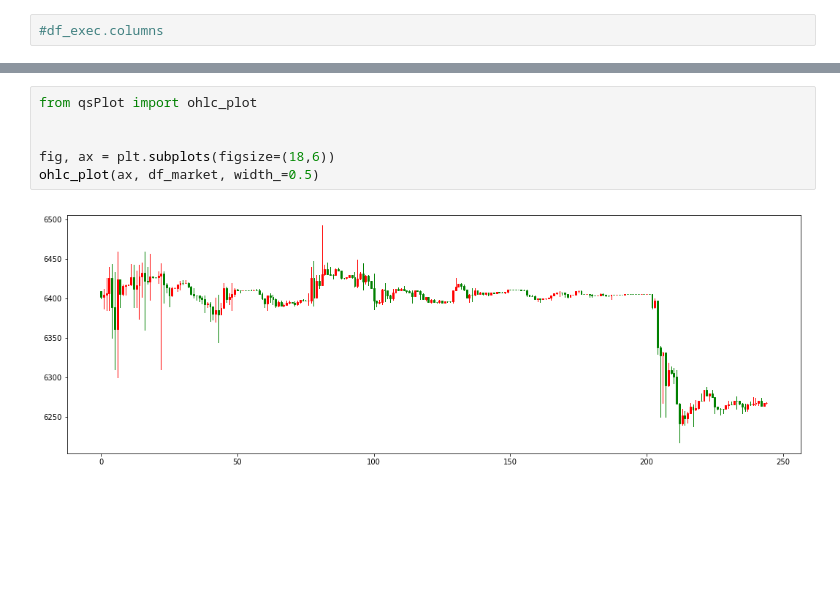
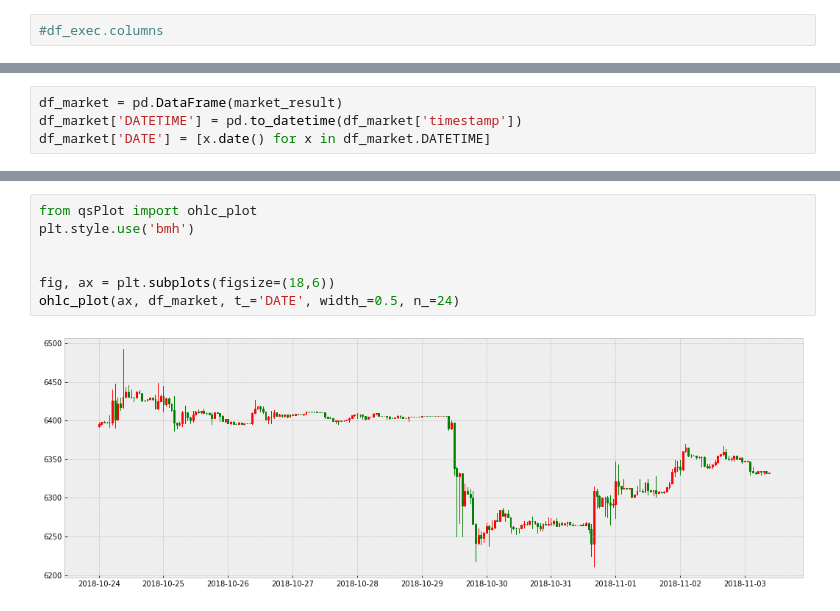
Before and after one commit to JiaRu2016/qsed, a Jupyter notebook: qsed/trading-report/trading-report-template.ipynb, the cells around one changed output, grey strips where cells are left out. Drawn from its saved outputs; the diff is of its cells as text; blank space fills up the shorter version.

Commit message:
[Mod] ohlc_plot() xticklabel

```diff
--- a/qsed/trading-report/trading-report-template.ipynb
+++ b/qsed/trading-report/trading-report-template.ipynb
@@ -58,0 +55,4 @@ df_market['DATETIME'] = pd.to_datetime(df_market['timestamp'])
+# %%
+df_market = pd.DataFrame(market_result)
+df_market['DATETIME'] = pd.to_datetime(df_market['timestamp'])
+df_market['DATE'] = [x.date() for x in df_market.DATETIME]
@@ -59,11 +68,12 @@ df_market['DATETIME'] = pd.to_datetime(df_market['timestamp'])
 # %%
 from qsPlot import ohlc_plot
+plt.style.use('bmh')
 
 
 fig, ax = plt.subplots(figsize=(18,6))
-ohlc_plot(ax, df_market, width_=0.5)
+ohlc_plot(ax, df_market, t_='DATE', width_=0.5, n_=24)
 # %% [output]
-[figure, old version]
+[figure, new version]
 # %%
 df_Exec_Trade_Buy = df_exec.query('execType == "Trade" & side=="Buy"')
 df_Exec_Trade_Sell = df_exec.query('execType == "Trade" & side=="Sell"')
```
Also changed, not shown: parts of 4 cells of this notebook, 1 other file.
